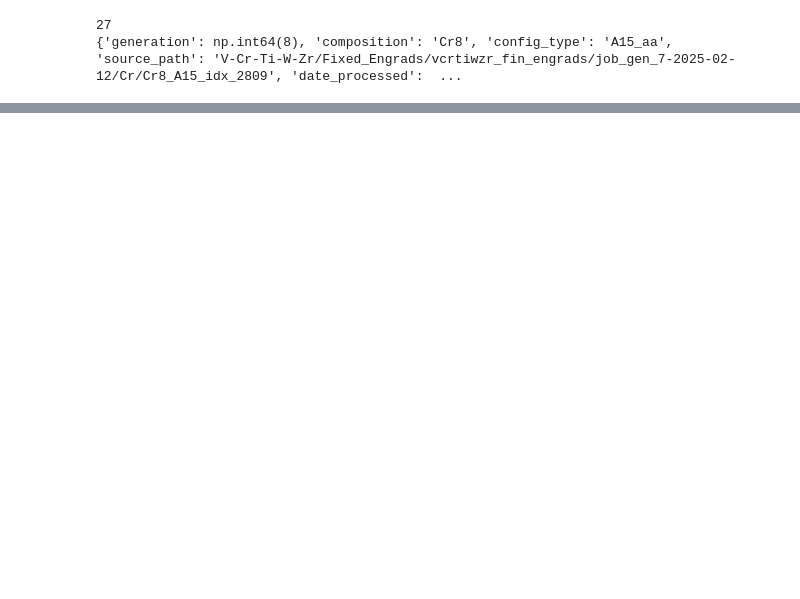
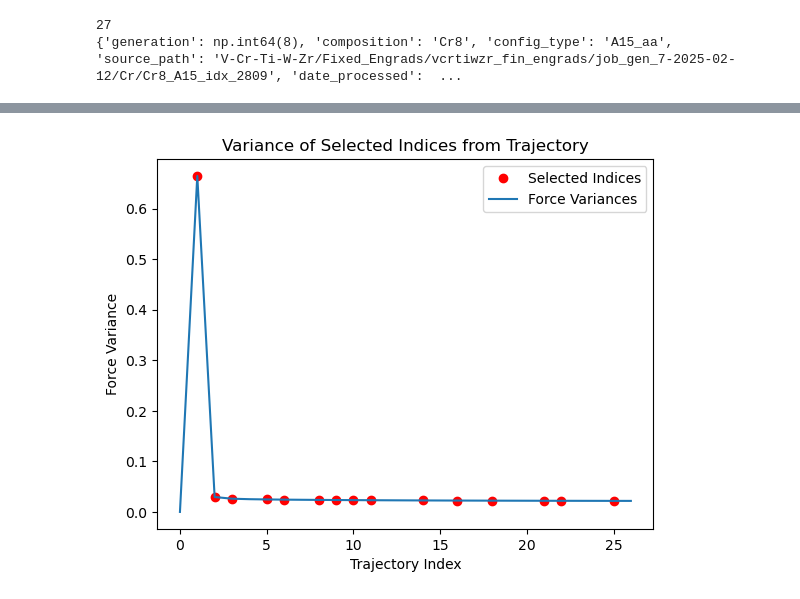
Before and after one commit to mstapelberg/forge, a Jupyter notebook: scratch/notebooks/scratch_aa_test.ipynb, the cells around one changed output, grey strips where cells are left out. Saved outputs shown, nothing was run; the diff lists cells and outputs as text; code cells hidden in the pictures; blank space fills up the shorter version.

Commit message:
(feat:aaanalysis - selecting diverse structures) : added aa_analysis method, tested in scratch_aa_test.ipynb

```diff
--- a/scratch/notebooks/scratch_aa_test.ipynb
+++ b/scratch/notebooks/scratch_aa_test.ipynb
@@ -1359,0 +1362,19 @@ print(atoms_list[5].info)
+# %%
+import glob, os
+import torch
+from forge.analysis.aa_selection import AAAnalyzer
+
+device = 'cuda' if torch.cuda.is_available() else 'cpu'
+if device == 'cuda':
+    use_cueq = True
+else:
+    use_cueq = False
+
+data_path = '../data/adversarial_attacks/gen_8_no_dimers'
+model_paths = '../potentials/gen_6_model_0_L0_isolated-2026-01-16-finetuned_fp64_nh10000_lr1e-4_stagetwo.model'
+
+xyz_files = glob.glob(os.path.join(data_path, '*.xyz'))
+
+atoms_list = read(xyz_files[3], index=':')
+
+calculator = MACECalculator(model_paths=model_paths, default_dtype='float32', device=device, use_cueq=use_cueq)
@@ -1359,0 +1383,3 @@ print(atoms_list[5].info)
+# %%
+aa_analyzer = AAAnalyzer(atoms_list, calculator)
+aa_analyzer.calculate_embeddings()
@@ -1359,0 +1391,7 @@ print(atoms_list[5].info)
+# %%
+indices, fig = aa_analyzer.select_diverse_structures(n_select=15,
+                                      aggregation_method='mean',
+                                      umap_neighbors=15,
+                                      umap_min_dist=0.1,
+                                      random_state=42,
+                                      plot=True)
@@ -1359,0 +1412,16 @@ print(atoms_list[5].info)
+# %%
+
+for atoms in atoms_list:
+    if 'variance' not in atoms.info:
+        atoms.info['variance'] = 0.0
+variances = [atoms.info['variance'] for atoms in atoms_list]
+selected_variances = [variances[idx] for idx in indices]
+plt.plot(indices, selected_variances, 'ro', label='Selected Indices')
+plt.plot(np.arange(len(variances)), variances, label='Force Variances')
+plt.xlabel('Trajectory Index')
+plt.ylabel('Force Variance')
+plt.title('Variance of Selected Indices from Trajectory')
+plt.legend()
+plt.show()
+# %% [output]
+[figure, added]
```
Also changed, not shown: parts of 4 cells of this notebook, 1 other file.
